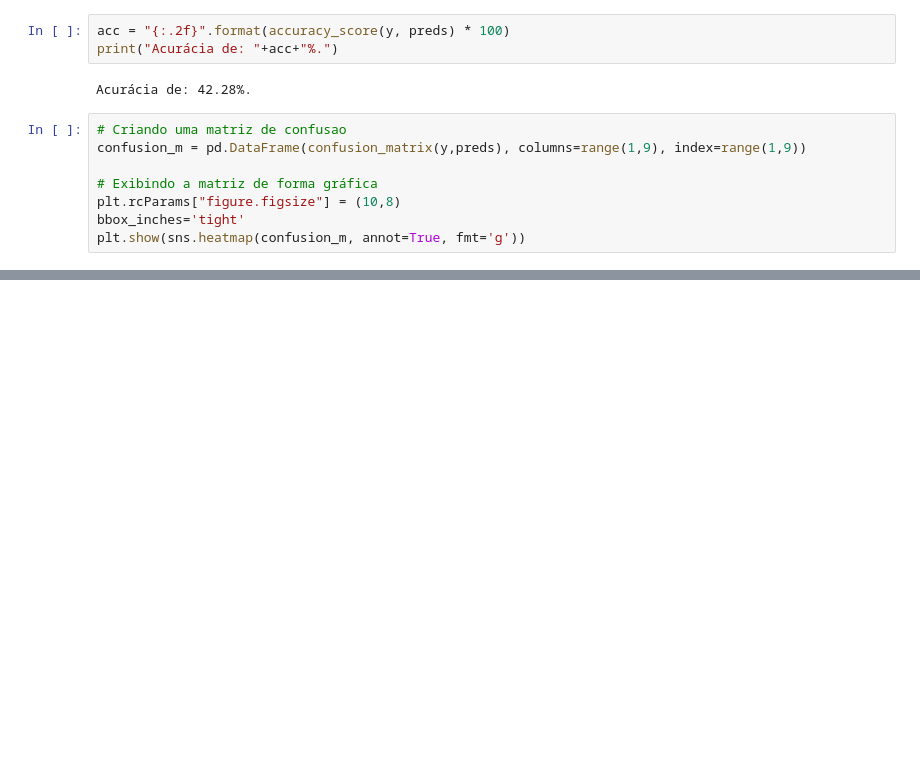
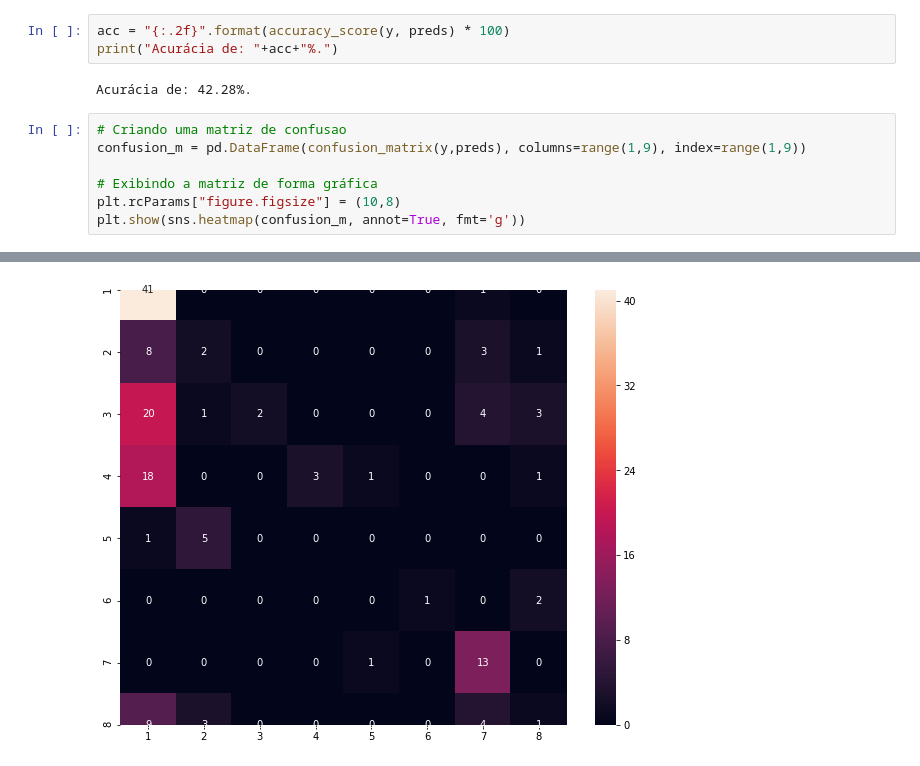
Before and after one commit to juan-burtet/PLN, a Jupyter notebook: Trabalho 1/Parte 2/Parte2.ipynb, the cells around one changed output, grey strips where cells are left out. Drawn from its saved outputs; the diff is of its cells as text; blank space fills up the shorter version.

```diff
--- a/Trabalho 1/Parte 2/Parte2.ipynb
+++ b/Trabalho 1/Parte 2/Parte2.ipynb
@@ -371,6 +371,5 @@ confusion_m = pd.DataFrame(confusion_matrix(y,preds), columns=range(1,9), index=
 
 # Exibindo a matriz de forma gráfica
 plt.rcParams["figure.figsize"] = (10,8)
-bbox_inches='tight'
 plt.show(sns.heatmap(confusion_m, annot=True, fmt='g'))
 # %% [output]
@@ -377,0 +376 @@ SyntaxError: invalid syntax (<ipython-input-160-e331270d7f81>, line 6)
+[figure, added]
```
Also changed, not shown: parts of 1 cell of this notebook, 1 other file.
